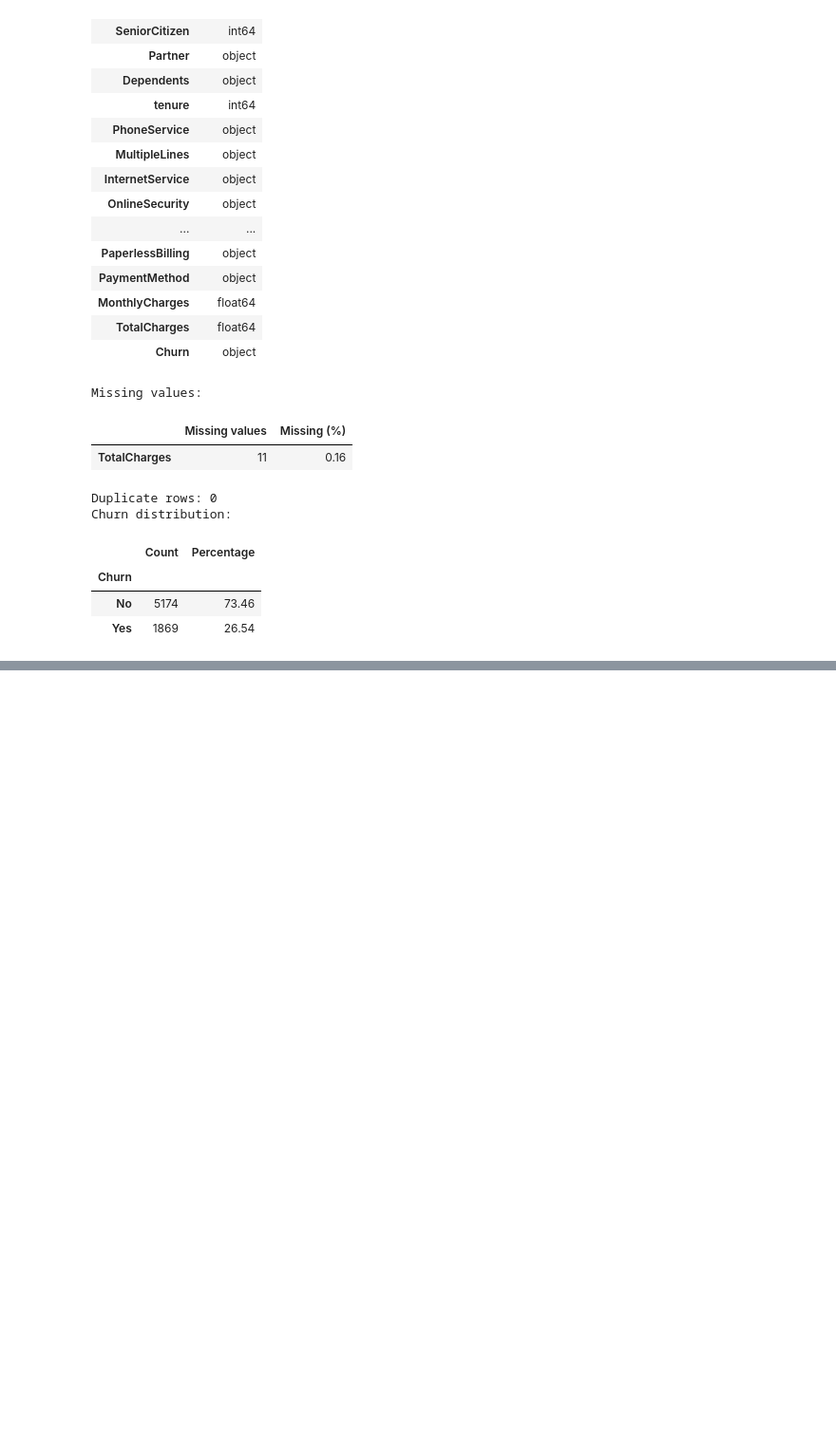
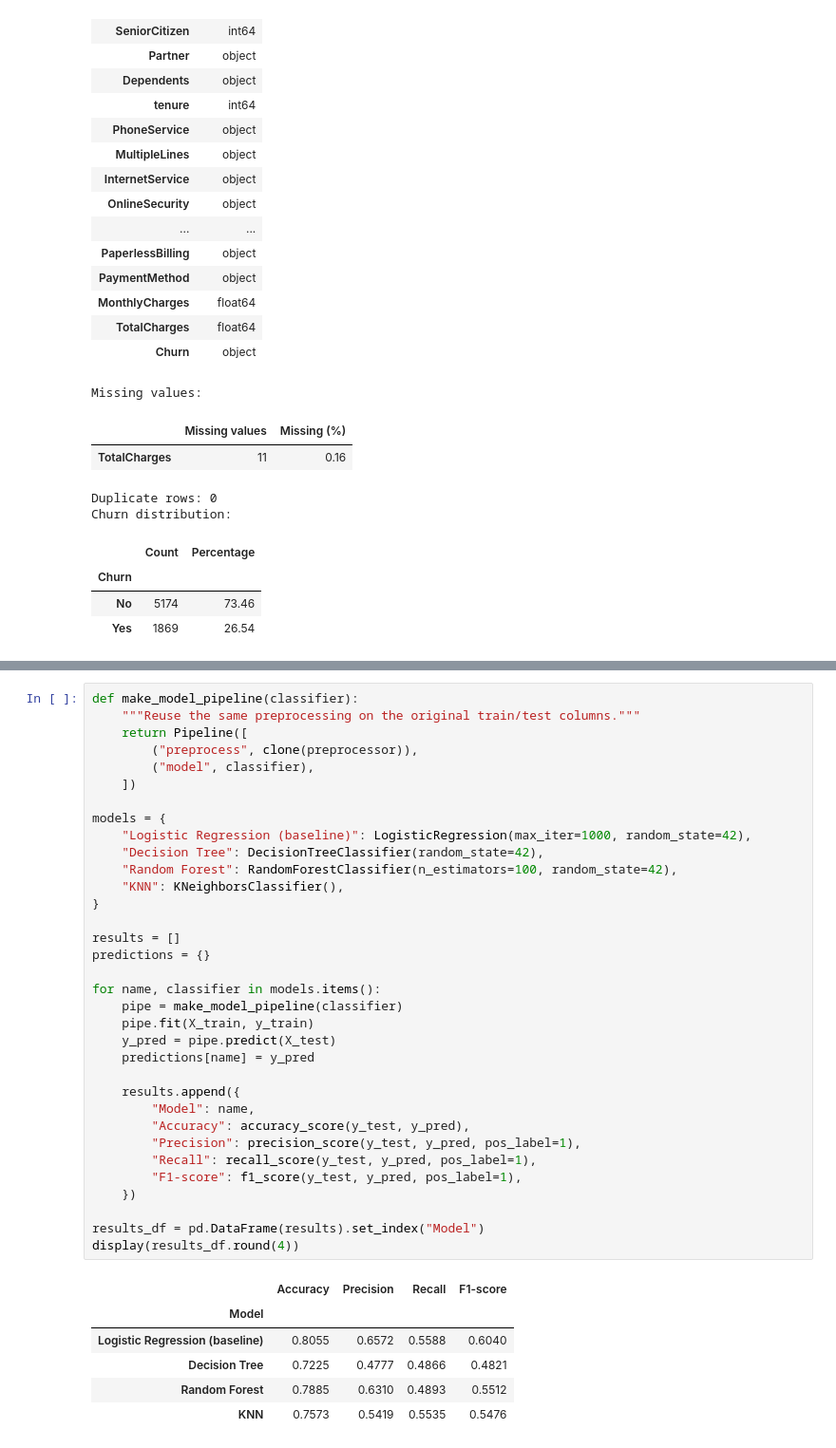
Before and after one commit to Mohammad1s/CCP-Project, a Jupyter notebook: Model.ipynb, the cells around one changed output, grey strips where cells are left out. Shown at 95% size. Cells and saved outputs as stored; diff of their text form; blank space fills up the shorter version.

```diff
--- a/Model.ipynb
+++ b/Model.ipynb
@@ -157,0 +265,41 @@ plt.show()
+# %%
+def make_model_pipeline(classifier):
+    """Reuse the same preprocessing on the original train/test columns."""
+    return Pipeline([
+        ("preprocess", clone(preprocessor)),
+        ("model", classifier),
+    ])
+
+models = {
+    "Logistic Regression (baseline)": LogisticRegression(max_iter=1000, random_state=42),
+    "Decision Tree": DecisionTreeClassifier(random_state=42),
+    "Random Forest": RandomForestClassifier(n_estimators=100, random_state=42),
+    "KNN": KNeighborsClassifier(),
+}
+
+results = []
+predictions = {}
+
+for name, classifier in models.items():
+    pipe = make_model_pipeline(classifier)
+    pipe.fit(X_train, y_train)
+    y_pred = pipe.predict(X_test)
+    predictions[name] = y_pred
+
+    results.append({
+        "Model": name,
+        "Accuracy": accuracy_score(y_test, y_pred),
+        "Precision": precision_score(y_test, y_pred, pos_label=1),
+        "Recall": recall_score(y_test, y_pred, pos_label=1),
+        "F1-score": f1_score(y_test, y_pred, pos_label=1),
+    })
+
+results_df = pd.DataFrame(results).set_index("Model")
+display(results_df.round(4))
+# %% [output]
+|  | Accuracy | Precision | Recall | F1-score |
+| Model |  |  |  |  |
+| Logistic Regression (baseline) | 0.8055 | 0.6572 | 0.5588 | 0.6040 |
+| Decision Tree | 0.7225 | 0.4777 | 0.4866 | 0.4821 |
+| Random Forest | 0.7885 | 0.6310 | 0.4893 | 0.5512 |
+| KNN | 0.7573 | 0.5419 | 0.5535 | 0.5476 |
```
Also changed, not shown: parts of 10 cells of this notebook, 1 other file.
